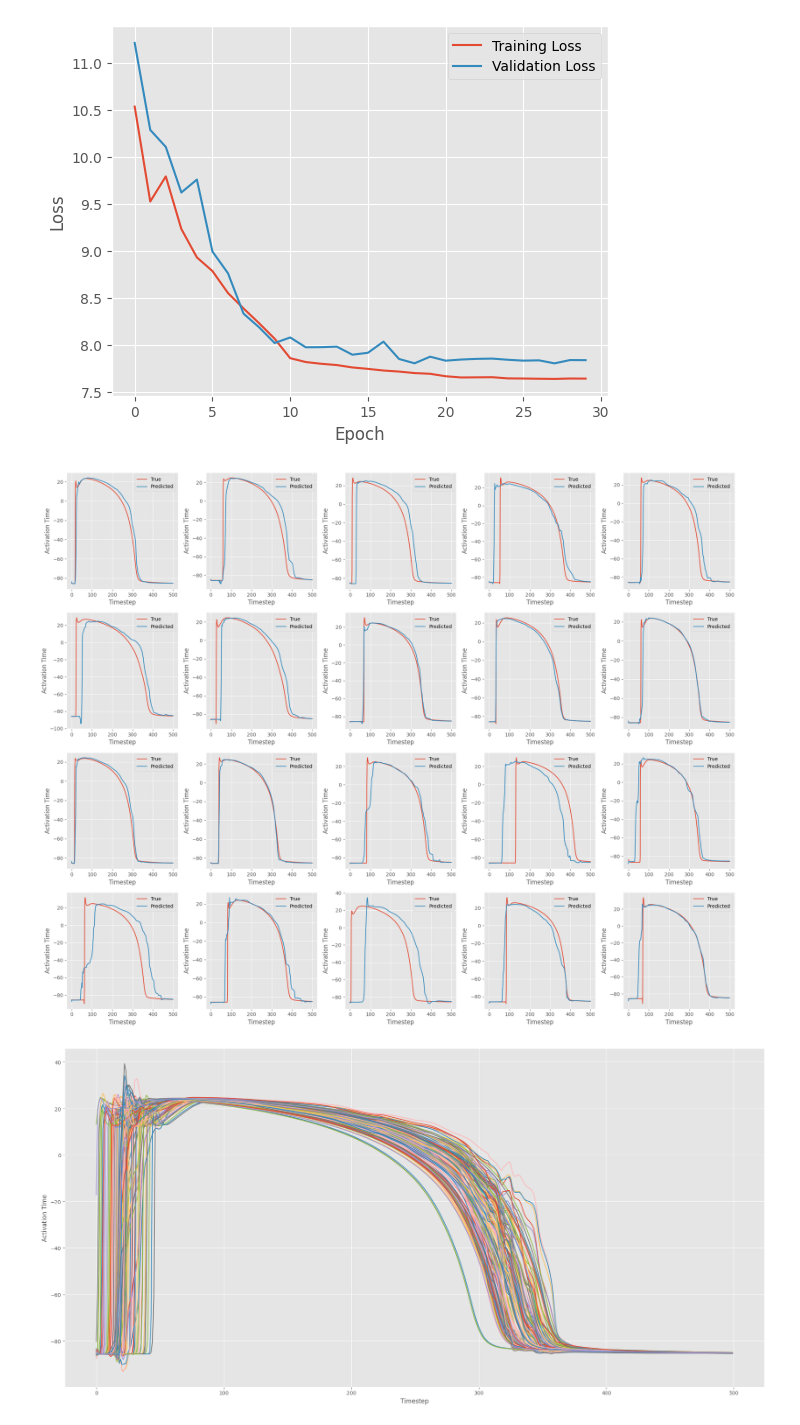
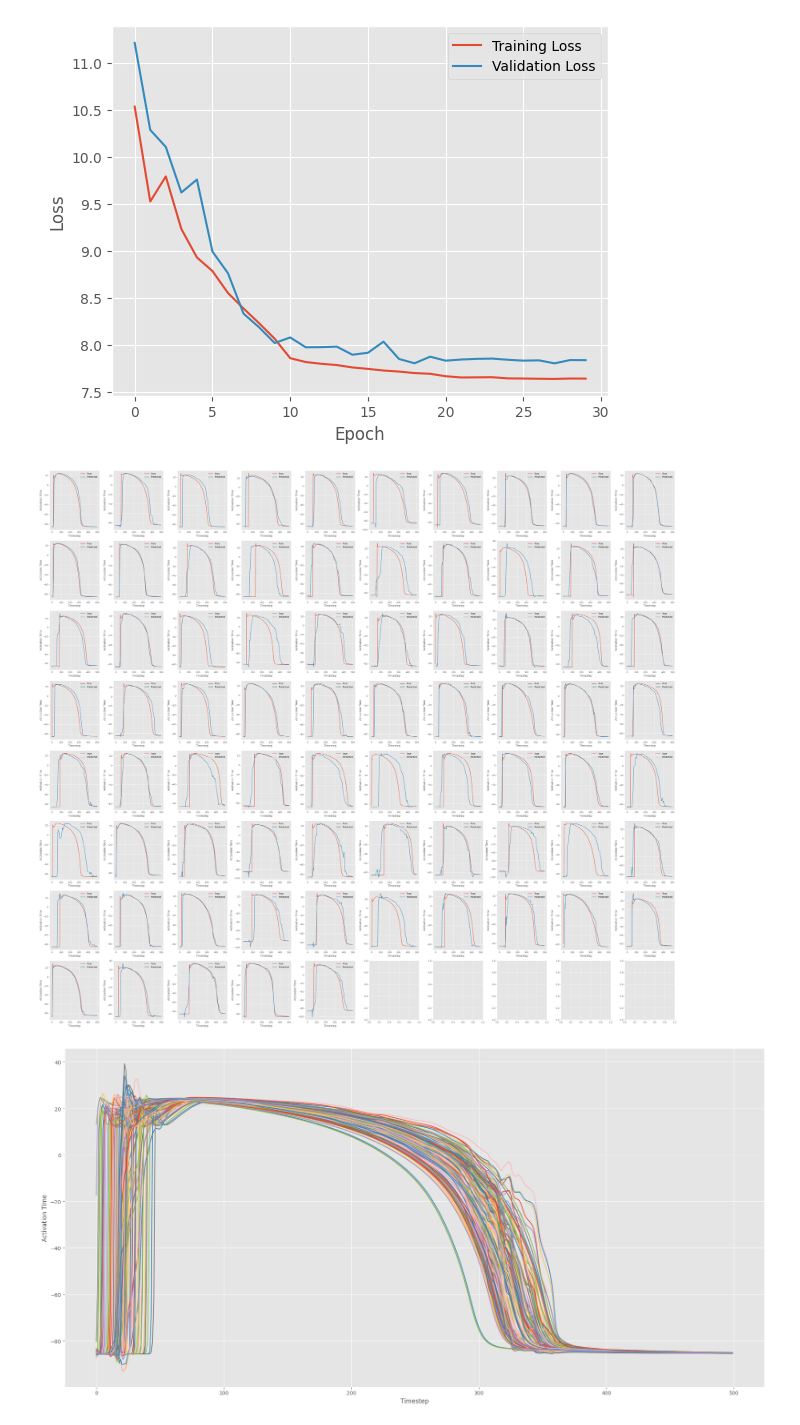
Before and after one commit to XiyuanWu/Lawrence_Laboratory_DSC, a Jupyter notebook: Task_4_Transmembrane_Potential_Reconstruction.ipynb, the cells around one changed output. Drawn from its saved outputs; the diff is of its cells as text; code cells hidden in the pictures.

Commit message:
display all 75 curve

```diff
--- a/Task_4_Transmembrane_Potential_Reconstruction.ipynb
+++ b/Task_4_Transmembrane_Potential_Reconstruction.ipynb
@@ -379,27 +379,27 @@ plt.show()
 # %%
 # Plot the sample individually: True vs Predicted
 
 # Get the output of the model
 model.eval()
 with torch.no_grad():
     output = model(x_test_normalized_tensor)
 
-fig, axes = plt.subplots(4, 5, figsize=(20, 16))
+fig, axes = plt.subplots(8, 10, figsize=(40, 35))
 
-for i in range(20):
-    row = i // 5
-    col = i % 5
+for i in range(75):
+    row = i // 10
+    col = i % 10
     ax = axes[row, col]
     ax.plot(y_test_tensor[i, :, i], label='True')
     ax.plot(output[i, :, i], label='Predicted')
     ax.set_xlabel('Timestep')
     ax.set_ylabel('Activation Time')
     ax.legend(loc='upper right')
 
 plt.tight_layout()
 plt.show()
 # %% [output]
-[figure, old version]
+[figure, new version]
 # %%
 # Plot 75 curve into one plot
 fig, ax = plt.subplots(figsize=(20, 10))
```
